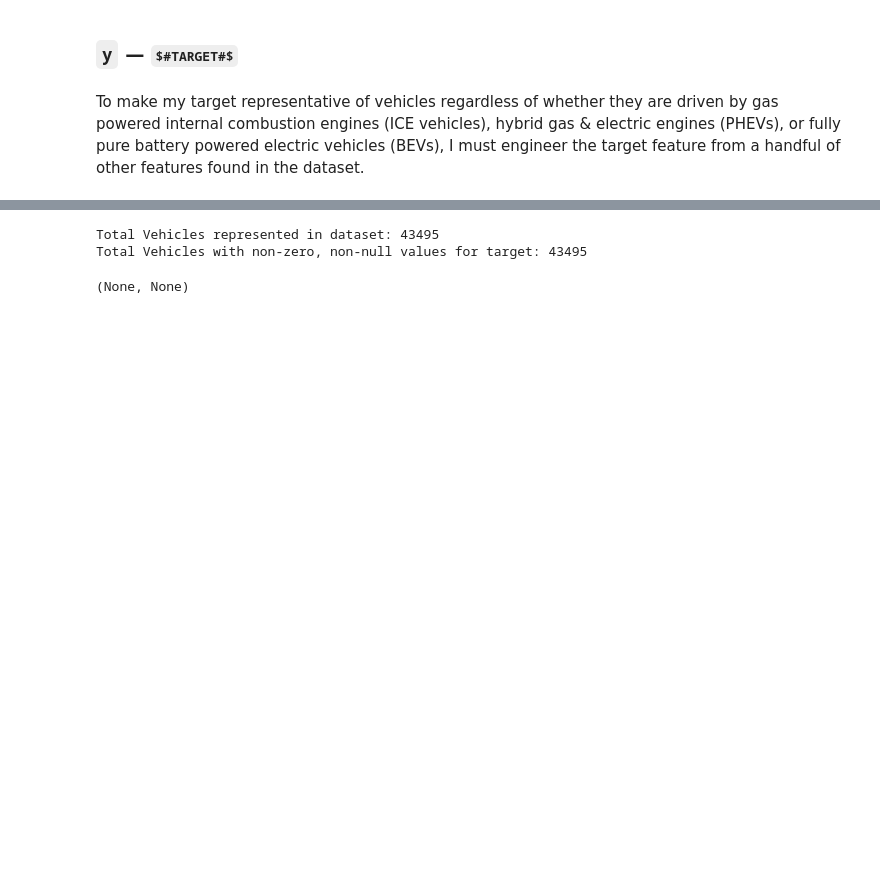
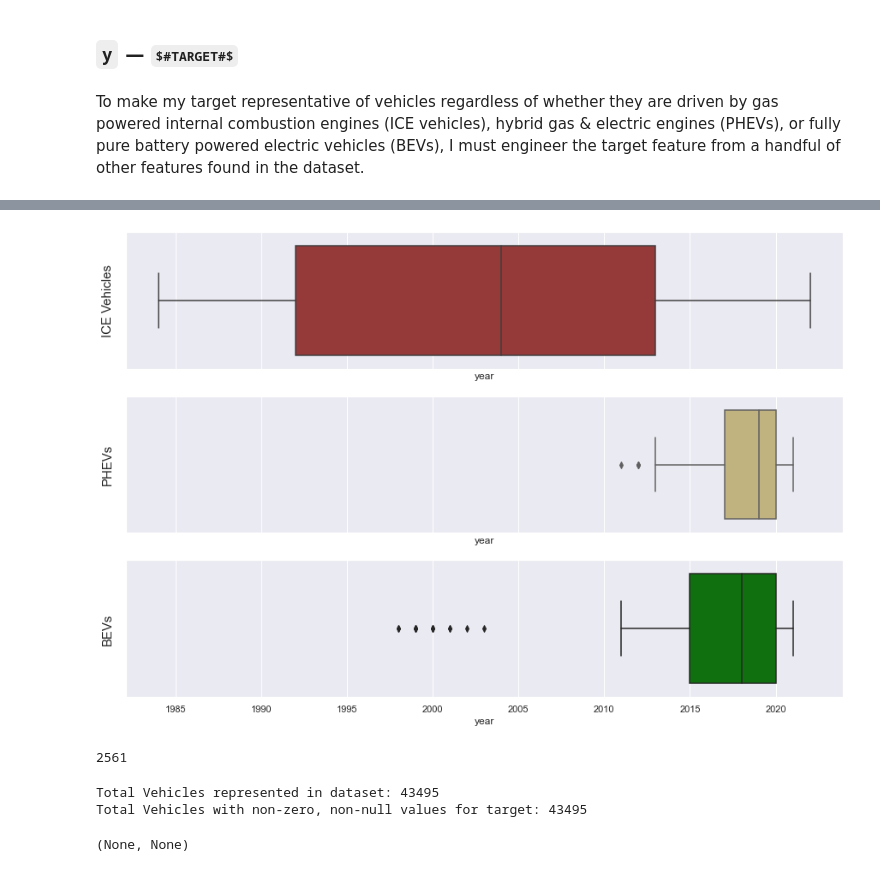
Before and after one commit to mike-flanagan/vehicle_fuel_economy_analysis_neuralnet, a Jupyter notebook: MPG_NN_Modeling_Notebook.ipynb, the cells around one changed output, grey strips where cells are left out. Cells and saved outputs as stored; diff of their text form; code cells hidden in the pictures; some formulas as TeX source; blank space fills up the shorter version.

```diff
--- a/MPG_NN_Modeling_Notebook.ipynb
+++ b/MPG_NN_Modeling_Notebook.ipynb
@@ -723,3 +797,19 @@ To make my target representative of vehicles regardless of whether they are driv
+# %%
+fig, ax = plt.subplots(3, 1, figsize=(15, 10), sharex=True)
+sns.boxplot(x=df[df.ICE == 1].year, color = 'brown', ax=ax[0])
+sns.boxplot(x=df[df.PHEV == 1].year, color = 'y', ax=ax[1])
+sns.boxplot(x=df[df.BEV == 1].year, color = 'green', ax=ax[2])
+ax[0].set_ylabel('ICE Vehicles', size=15)
+ax[1].set_ylabel('PHEVs', size=15)
+ax[2].set_ylabel('BEVs', size=15)
+plt.savefig('images/year_distA.png', transparent=True)
+plt.show()
+# %% [output]
+[figure, added]
+# %%
+df[((df.ICE == 1) & (df.year == 2018)) | ((df.ICE == 1) & (df.year == 2019))].value_counts().sum()
+# %% [output]
+2561
 # %%
 print(f'Total Vehicles represented in dataset: {len(df)}'), \
 print(f'Total Vehicles with non-zero, non-null values for target: {len(df[df.y > 0])}')
```
Also changed, not shown: parts of 15 cells of this notebook, 5 other files.
